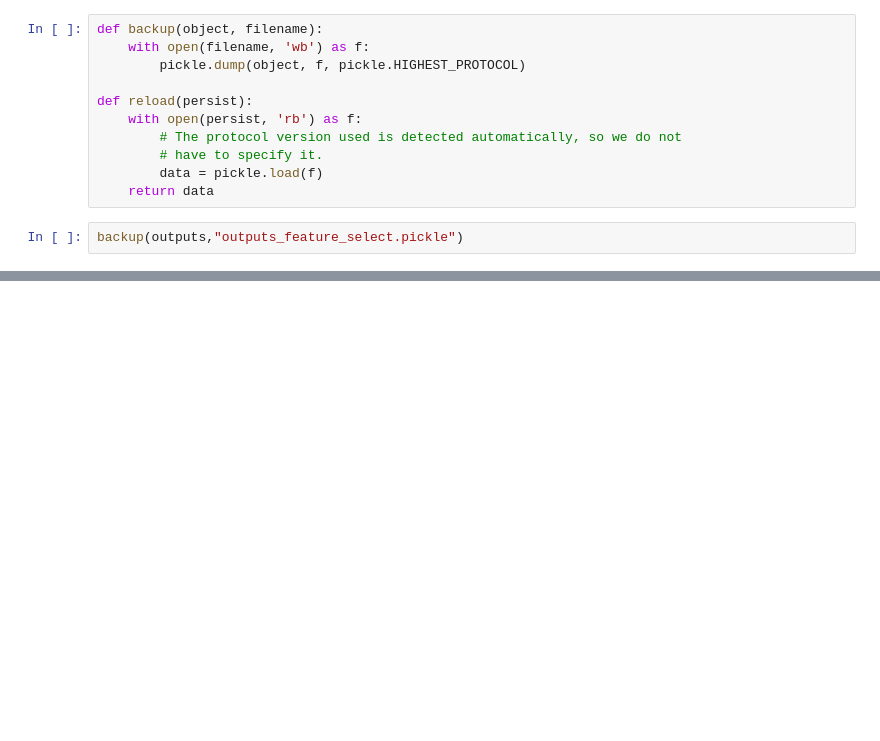
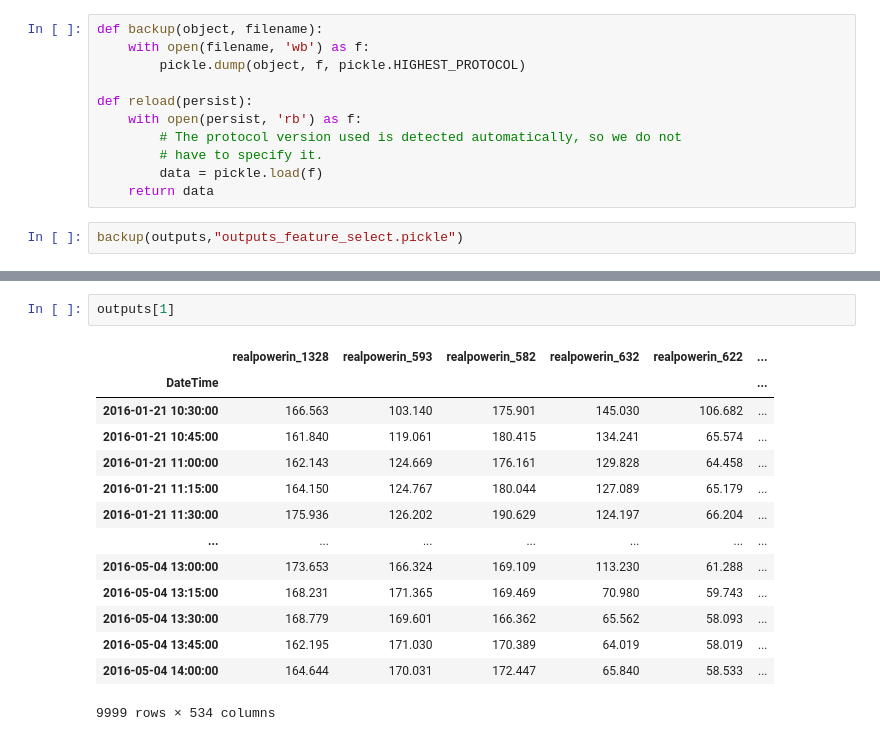
Before and after one commit to arjay55/CS280_mini_proj_experiments, a Jupyter notebook: feature_selection_try.ipynb, the cells around one changed output, grey strips where cells are left out. Drawn from its saved outputs; the diff is of its cells as text; blank space fills up the shorter version.

```diff
--- a/feature_selection_try.ipynb
+++ b/feature_selection_try.ipynb
@@ -107,0 +91,17 @@ backup(outputs,"outputs_feature_select.pickle")
+# %%
+outputs[1]
+# %% [output]
+|  | realpowerin_1328 | realpowerin_593 | realpowerin_582 | realpowerin_632 | realpowerin_622 | ... |
+| DateTime |  |  |  |  |  | ... |
+| 2016-01-21 10:30:00 | 166.563 | 103.140 | 175.901 | 145.030 | 106.682 | ... |
+| 2016-01-21 10:45:00 | 161.840 | 119.061 | 180.415 | 134.241 | 65.574 | ... |
+| 2016-01-21 11:00:00 | 162.143 | 124.669 | 176.161 | 129.828 | 64.458 | ... |
+| 2016-01-21 11:15:00 | 164.150 | 124.767 | 180.044 | 127.089 | 65.179 | ... |
+| 2016-01-21 11:30:00 | 175.936 | 126.202 | 190.629 | 124.197 | 66.204 | ... |
+| ... | ... | ... | ... | ... | ... | ... |
+| 2016-05-04 13:00:00 | 173.653 | 166.324 | 169.109 | 113.230 | 61.288 | ... |
+| 2016-05-04 13:15:00 | 168.231 | 171.365 | 169.469 | 70.980 | 59.743 | ... |
+| 2016-05-04 13:30:00 | 168.779 | 169.601 | 166.362 | 65.562 | 58.093 | ... |
+| 2016-05-04 13:45:00 | 162.195 | 171.030 | 170.389 | 64.019 | 58.019 | ... |
+| 2016-05-04 14:00:00 | 164.644 | 170.031 | 172.447 | 65.840 | 58.533 | ... |
+9999 rows × 534 columns
```
Also changed, not shown: parts of 6 cells of this notebook, 2 other files.
